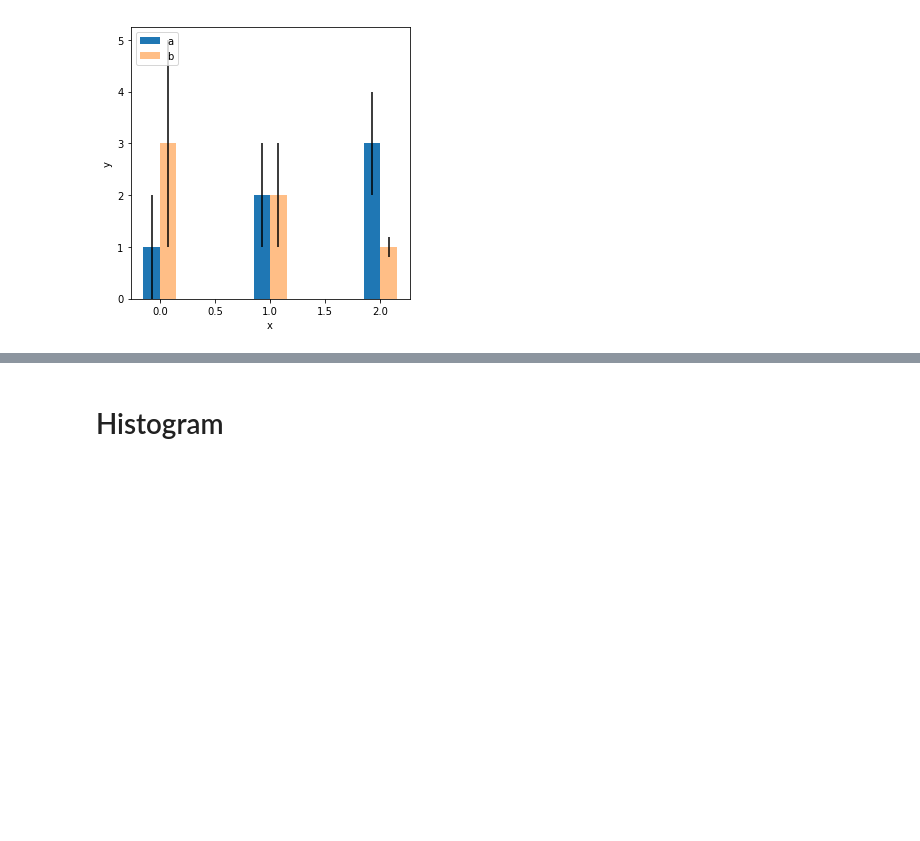
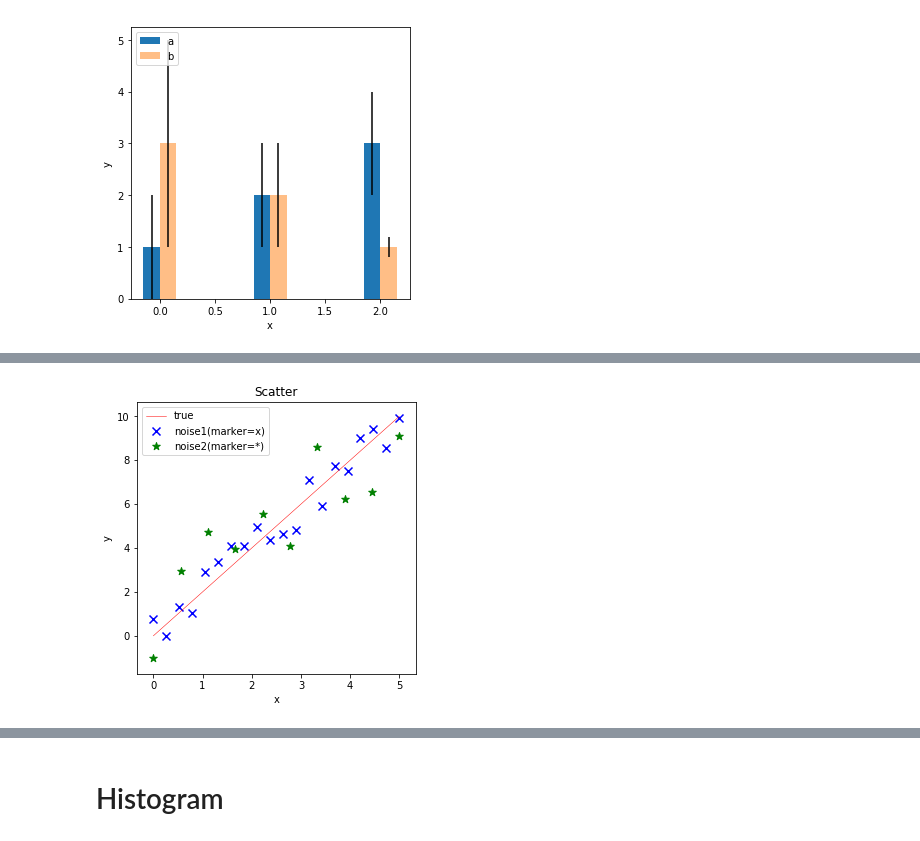
Before and after one commit to akihikoy/ay_test, a Jupyter notebook: python/matplotlib/jupyter_notebook.ipynb, the cells around one changed output, grey strips where cells are left out. Saved outputs shown, nothing was run; the diff lists cells and outputs as text; code cells hidden in the pictures; blank space fills up the shorter version.

```diff
--- a/python/matplotlib/jupyter_notebook.ipynb
+++ b/python/matplotlib/jupyter_notebook.ipynb
@@ -101,0 +118,19 @@ set_matplotlib_formats('png')
+# %%
+X0= np.linspace(0,5,1000)
+Y0= 2.0*X0
+X1= np.linspace(0,5,20)
+Y1= 2.0*X1+np.random.uniform(-1.,1.,size=len(X1))
+X2= np.linspace(0,5,10)
+Y2= 2.0*X2+np.random.uniform(-3.,3.,size=len(X2))
+
+markers= ['.', ',', 'o', 'v', '^', '<', '>', '1', '2', '3', '4', '8', 's', 'p', '*', 'h', 'H', '+', 'x', 'D', 'd', '|', '_']
+m1,m2= np.random.choice(range(len(markers)),2)
+fig= plt.figure(figsize=(5,5))
+ax= fig.add_subplot(1,1,1,title='Scatter',xlabel='x',ylabel='y')
+ax.plot(X0, Y0, color='red', linewidth=0.5, label='true')
+ax.scatter(X1, Y1, color='blue', label=f'noise1(marker={markers[m1]})', marker=markers[m1], s=64)
+ax.scatter(X2, Y2, color='green', label=f'noise2(marker={markers[m2]})', marker=markers[m2], s=64)
+ax.legend()
+set_matplotlib_formats('png')
+# %% [output]
+[figure, added]
```
Also changed, not shown: parts of 3 cells of this notebook, 1 other file.
